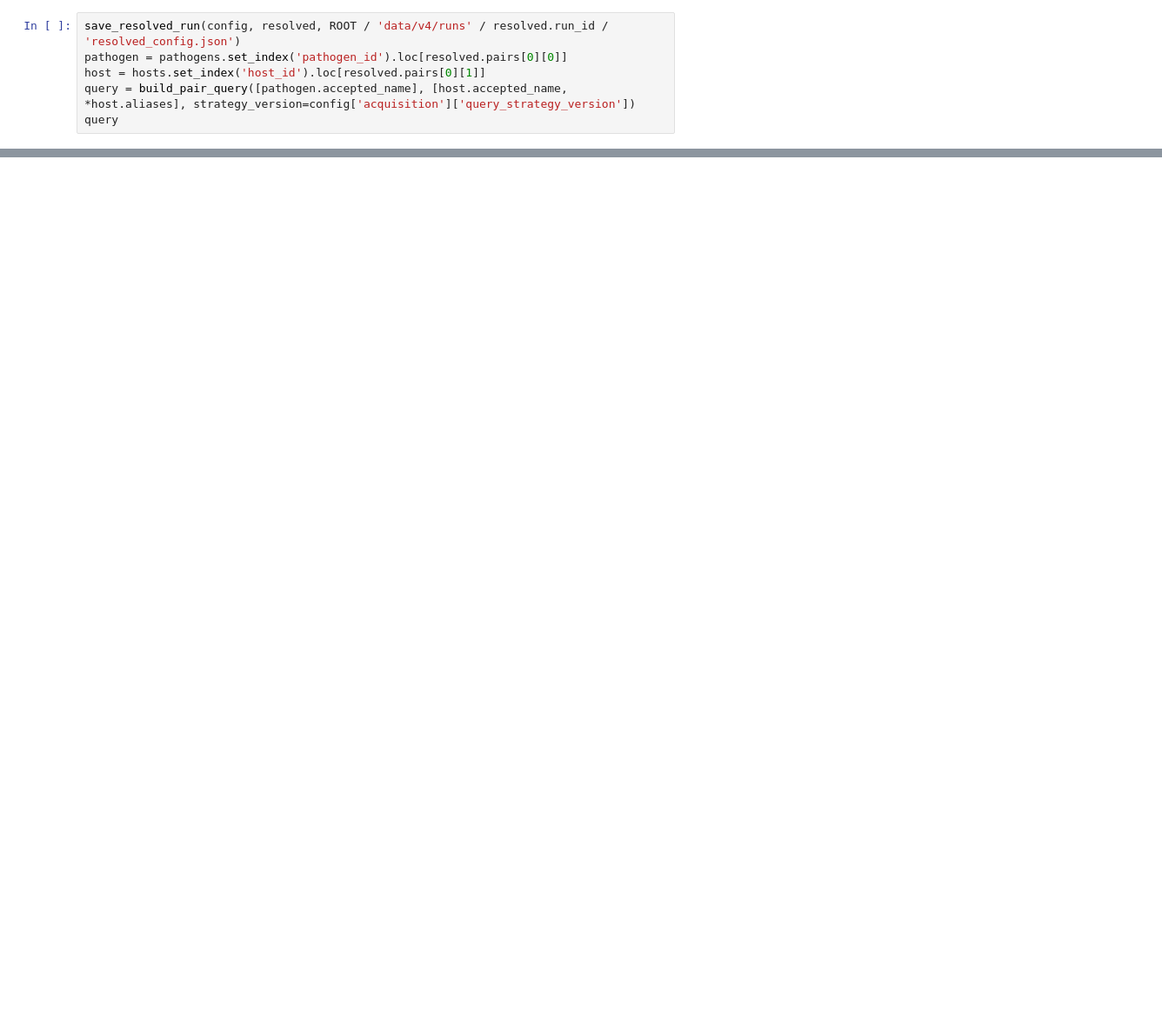
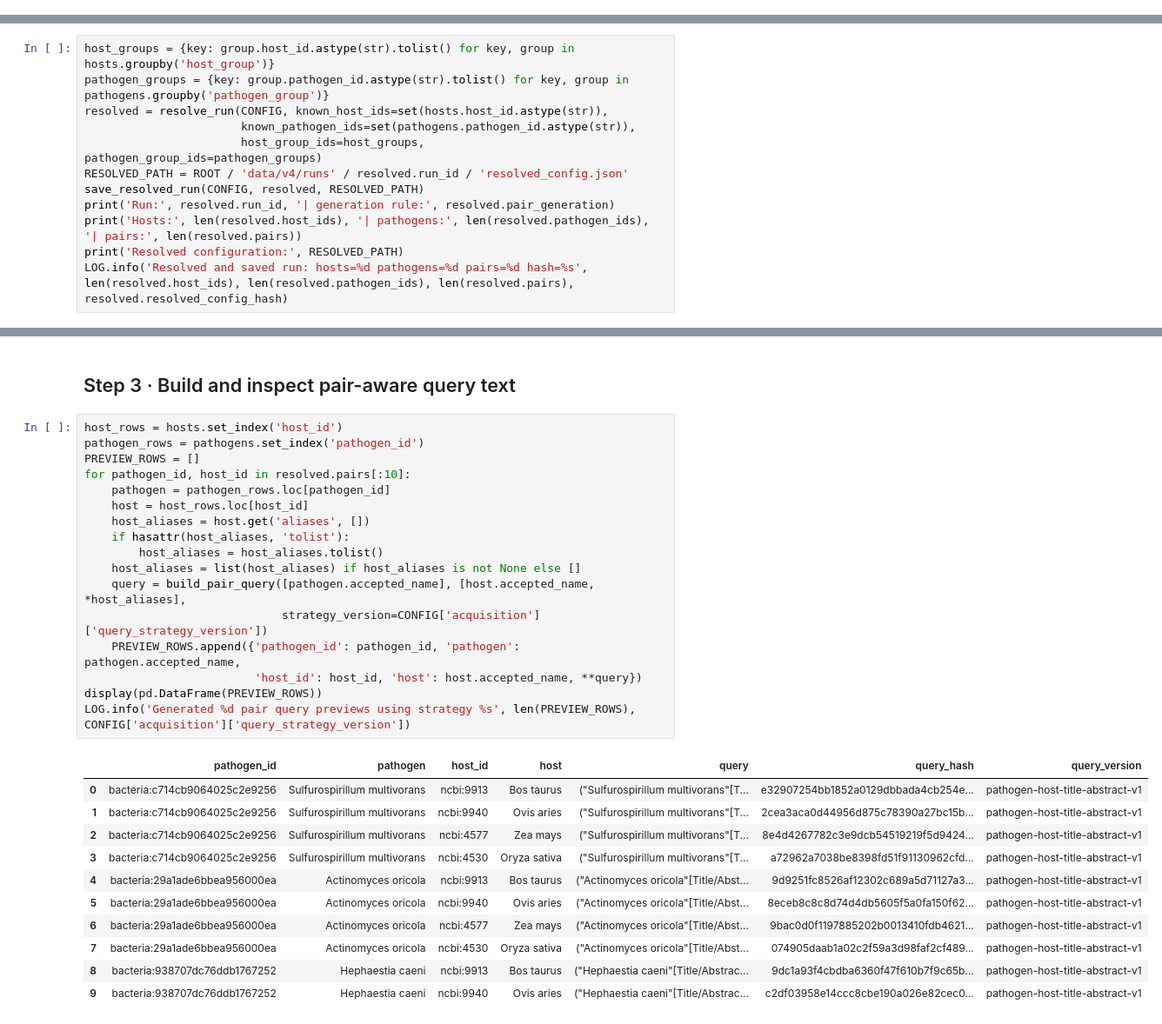
Before and after one commit to fabriziocosta/pathogen-atlas-v4, a Jupyter notebook: notebooks/02_runs_and_pubmed.ipynb, the cells around one changed output, grey strips where cells are left out. Shown at 87% size. Cells and saved outputs as stored; diff of their text form; blank space fills up the shorter version.

```diff
--- a/notebooks/02_runs_and_pubmed.ipynb
+++ b/notebooks/02_runs_and_pubmed.ipynb
@@ -25,6 +55,0 @@ len(resolved.pairs), resolved.resolved_config_hash
-# %%
-save_resolved_run(config, resolved, ROOT / 'data/v4/runs' / resolved.run_id / 'resolved_config.json')
-pathogen = pathogens.set_index('pathogen_id').loc[resolved.pairs[0][0]]
-host = hosts.set_index('host_id').loc[resolved.pairs[0][1]]
-query = build_pair_query([pathogen.accepted_name], [host.accepted_name, *host.aliases], strategy_version=config['acquisition']['query_strategy_version'])
-query
@@ -32,0 +58,12 @@ Inspect query text and hash before wiring it to a PubMed client. Persist every r
+# %%
+host_groups = {key: group.host_id.astype(str).tolist() for key, group in hosts.groupby('host_group')}
+pathogen_groups = {key: group.pathogen_id.astype(str).tolist() for key, group in pathogens.groupby('pathogen_group')}
+resolved = resolve_run(CONFIG, known_host_ids=set(hosts.host_id.astype(str)),
+                       known_pathogen_ids=set(pathogens.pathogen_id.astype(str)),
+                       host_group_ids=host_groups, pathogen_group_ids=pathogen_groups)
+RESOLVED_PATH = ROOT / 'data/v4/runs' / resolved.run_id / 'resolved_config.json'
+save_resolved_run(CONFIG, resolved, RESOLVED_PATH)
+print('Run:', resolved.run_id, '| generation rule:', resolved.pair_generation)
+print('Hosts:', len(resolved.host_ids), '| pathogens:', len(resolved.pathogen_ids), '| pairs:', len(resolved.pairs))
+print('Resolved configuration:', RESOLVED_PATH)
+LOG.info('Resolved and saved run: hosts=%d pathogens=%d pairs=%d hash=%s', len(resolved.host_ids), len(resolved.pathogen_ids), len(resolved.pairs), resolved.resolved_config_hash)
@@ -32,0 +75,31 @@ Inspect query text and hash before wiring it to a PubMed client. Persist every r
+# %% [markdown]
+## Step 3 · Build and inspect pair-aware query text
+# %%
+host_rows = hosts.set_index('host_id')
+pathogen_rows = pathogens.set_index('pathogen_id')
+PREVIEW_ROWS = []
+for pathogen_id, host_id in resolved.pairs[:10]:
+    pathogen = pathogen_rows.loc[pathogen_id]
+    host = host_rows.loc[host_id]
+    host_aliases = host.get('aliases', [])
+    if hasattr(host_aliases, 'tolist'):
+        host_aliases = host_aliases.tolist()
+    host_aliases = list(host_aliases) if host_aliases is not None else []
+    query = build_pair_query([pathogen.accepted_name], [host.accepted_name, *host_aliases],
+                             strategy_version=CONFIG['acquisition']['query_strategy_version'])
+    PREVIEW_ROWS.append({'pathogen_id': pathogen_id, 'pathogen': pathogen.accepted_name,
+                         'host_id': host_id, 'host': host.accepted_name, **query})
+display(pd.DataFrame(PREVIEW_ROWS))
+LOG.info('Generated %d pair query previews using strategy %s', len(PREVIEW_ROWS), CONFIG['acquisition']['query_strategy_version'])
+# %% [output]
+|  | pathogen_id | pathogen | host_id | host | query | query_hash | query_version |
+| 0 | bacteria:c714cb9064025c2e9256 | Sulfurospirillum multivorans | ncbi:9913 | Bos taurus | ("Sulfurospirillum multivorans"[T... | e32907254bb1852a0129dbbada4cb254e... | pathogen-host-title-abstract-v1 |
+| 1 | bacteria:c714cb9064025c2e9256 | Sulfurospirillum multivorans | ncbi:9940 | Ovis aries | ("Sulfurospirillum multivorans"[T... | 2cea3aca0d44956d875c78390a27bc15b... | pathogen-host-title-abstract-v1 |
+| 2 | bacteria:c714cb9064025c2e9256 | Sulfurospirillum multivorans | ncbi:4577 | Zea mays | ("Sulfurospirillum multivorans"[T... | 8e4d4267782c3e9dcb54519219f5d9424... | pathogen-host-title-abstract-v1 |
+| 3 | bacteria:c714cb9064025c2e9256 | Sulfurospirillum multivorans | ncbi:4530 | Oryza sativa | ("Sulfurospirillum multivorans"[T... | a72962a7038be8398fd51f91130962cfd... | pathogen-host-title-abstract-v1 |
+| 4 | bacteria:29a1ade6bbea956000ea | Actinomyces oricola | ncbi:9913 | Bos taurus | ("Actinomyces oricola"[Title/Abst... | 9d9251fc8526af12302c689a5d71127a3... | pathogen-host-title-abstract-v1 |
+| 5 | bacteria:29a1ade6bbea956000ea | Actinomyces oricola | ncbi:9940 | Ovis aries | ("Actinomyces oricola"[Title/Abst... | 8eceb8c8c8d74d4db5605f5a0fa150f62... | pathogen-host-title-abstract-v1 |
+| 6 | bacteria:29a1ade6bbea956000ea | Actinomyces oricola | ncbi:4577 | Zea mays | ("Actinomyces oricola"[Title/Abst... | 9bac0d0f1197885202b0013410fdb4621... | pathogen-host-title-abstract-v1 |
+| 7 | bacteria:29a1ade6bbea956000ea | Actinomyces oricola | ncbi:4530 | Oryza sativa | ("Actinomyces oricola"[Title/Abst... | 074905daab1a02c2f59a3d98faf2cf489... | pathogen-host-title-abstract-v1 |
+| 8 | bacteria:938707dc76ddb1767252 | Hephaestia caeni | ncbi:9913 | Bos taurus | ("Hephaestia caeni"[Title/Abstrac... | 9dc1a93f4cbdba6360f47f610b7f9c65b... | pathogen-host-title-abstract-v1 |
+| 9 | bacteria:938707dc76ddb1767252 | Hephaestia caeni | ncbi:9940 | Ovis aries | ("Hephaestia caeni"[Title/Abstrac... | c2df03958e14ccc8cbe190a026e82cec0... | pathogen-host-title-abstract-v1 |
```
Also changed, not shown: parts of 14 cells of this notebook, 12 other files.
